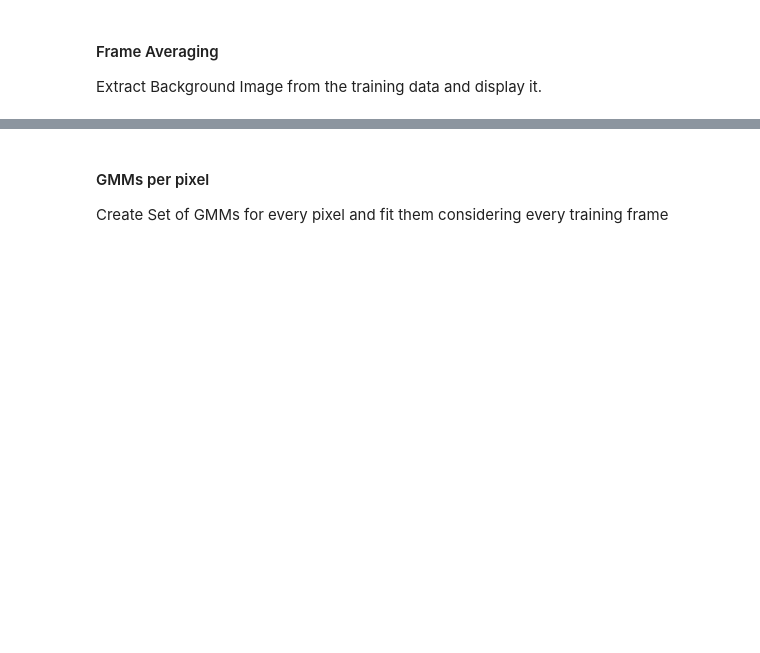
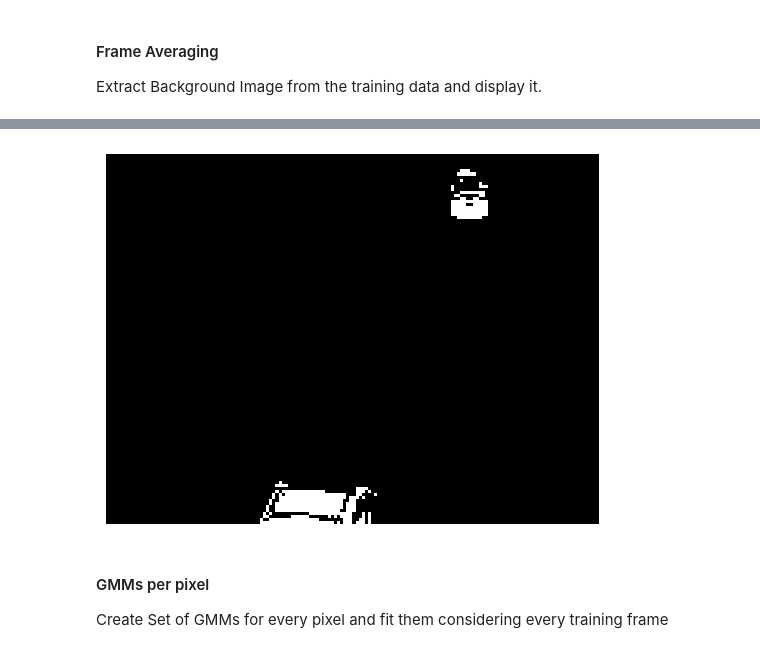
Before and after one commit to oops-moment/SMAI-SEM6, a Jupyter notebook: rollnumber_A2/rollnumber_A2_Q2/Q2.ipynb, the cells around one changed output, grey strips where cells are left out. Drawn from its saved outputs; the diff is of its cells as text; code cells hidden in the pictures; blank space fills up the shorter version.

```diff
--- a/rollnumber_A2/rollnumber_A2_Q2/Q2.ipynb
+++ b/rollnumber_A2/rollnumber_A2_Q2/Q2.ipynb
@@ -219,3 +225,21 @@ Extract Background Image from the training data and display it.
+# %%
+i=20
+foregrounds = np.abs(test_frames[i]*255 - background_image)
+foregrounds = np.array(foregrounds,dtype='uint8')
+foregrounds = cv2.cvtColor(foregrounds, cv2.COLOR_BGR2GRAY)
+threshold = 50
+for i in range(foregrounds.shape[0]):
+    for j in range(foregrounds.shape[1]):
+        if foregrounds[i][j]<threshold:
+            foregrounds[i][j]=0
+        else:
+            foregrounds[i][j]=255
+#binary = np.where(foregrounds > threshold, 255, 0).astype(np.uint8)
+plt.imshow(foregrounds,cmap='gray')
+plt.axis('off')
+plt.show()
+# %% [output]
+[figure, added]
 # %% [markdown]
 #### GMMs per pixel
 
```
Also changed, not shown: parts of 4 cells of this notebook.
